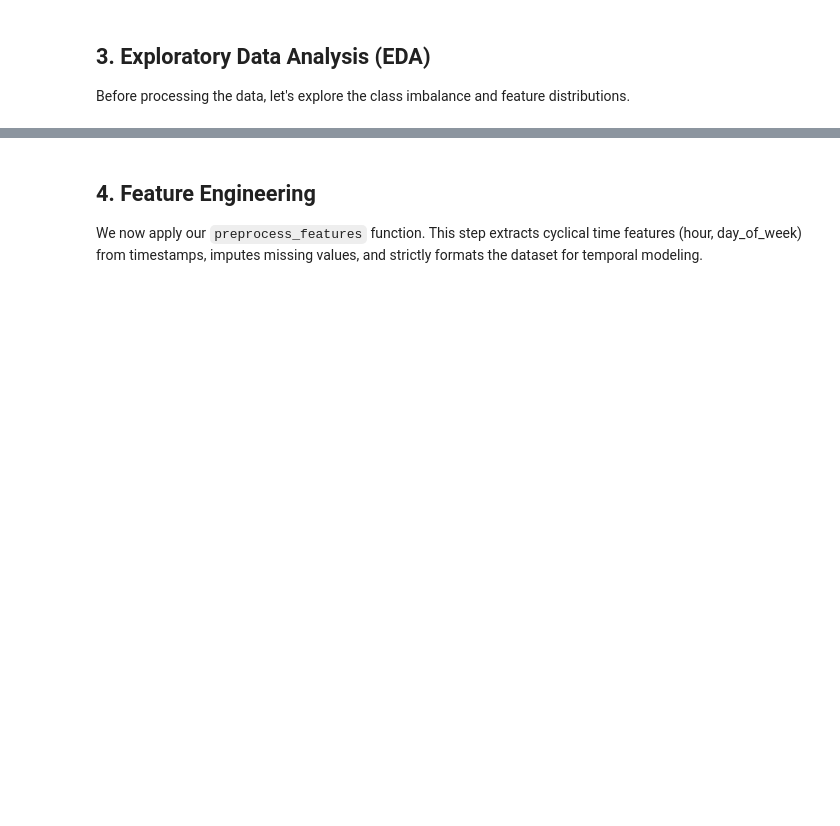
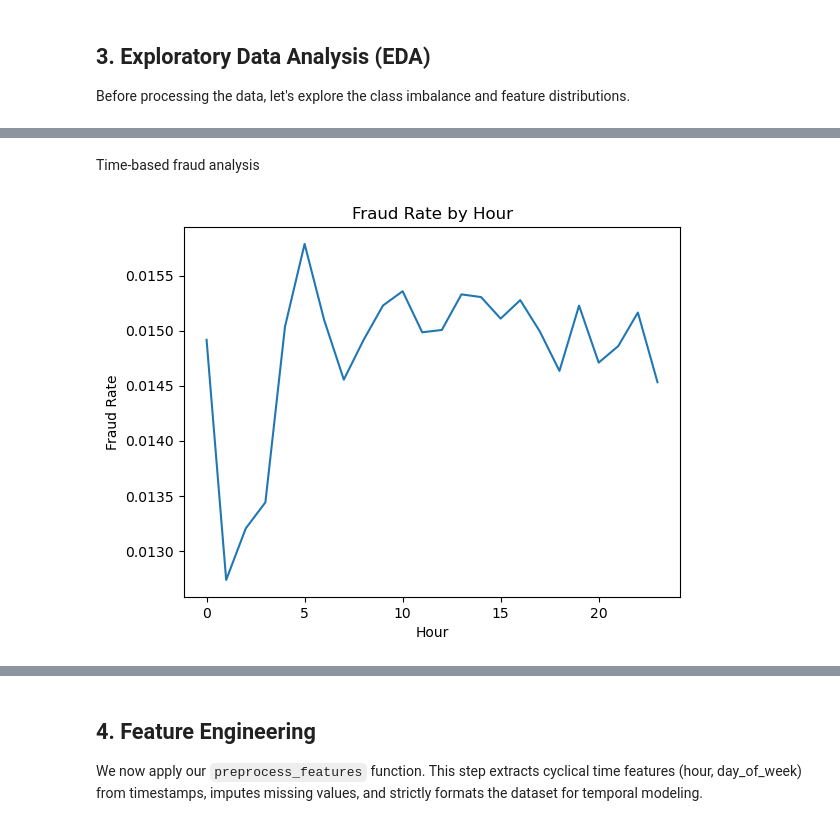
Before and after one commit to mahirdesai2004/fraud-detection-concept-drift-ml, a Jupyter notebook: notebooks/FINAL_DEMO.ipynb, the cells around one changed output, grey strips where cells are left out. Cells and saved outputs as stored; diff of their text form; code cells hidden in the pictures; blank space fills up the shorter version.

Commit message:
Final fraud detection project with concept drift, threshold tuning, SHAP and ensemble methods

```diff
--- a/notebooks/FINAL_DEMO.ipynb
+++ b/notebooks/FINAL_DEMO.ipynb
@@ -49,0 +86,14 @@ plt.show()
+# %% [markdown]
+Time-based fraud analysis
+# %%
+raw_df['timestamp'] = pd.to_datetime(raw_df['timestamp'])
+
+fraud_by_hour = raw_df.groupby(raw_df['timestamp'].dt.hour)['fraud_flag'].mean()
+
+fraud_by_hour.plot()
+plt.title("Fraud Rate by Hour")
+plt.xlabel("Hour")
+plt.ylabel("Fraud Rate")
+plt.show()
+# %% [output]
+[figure, added]
```
Also changed, not shown: parts of 66 cells of this notebook, 9 other files.
